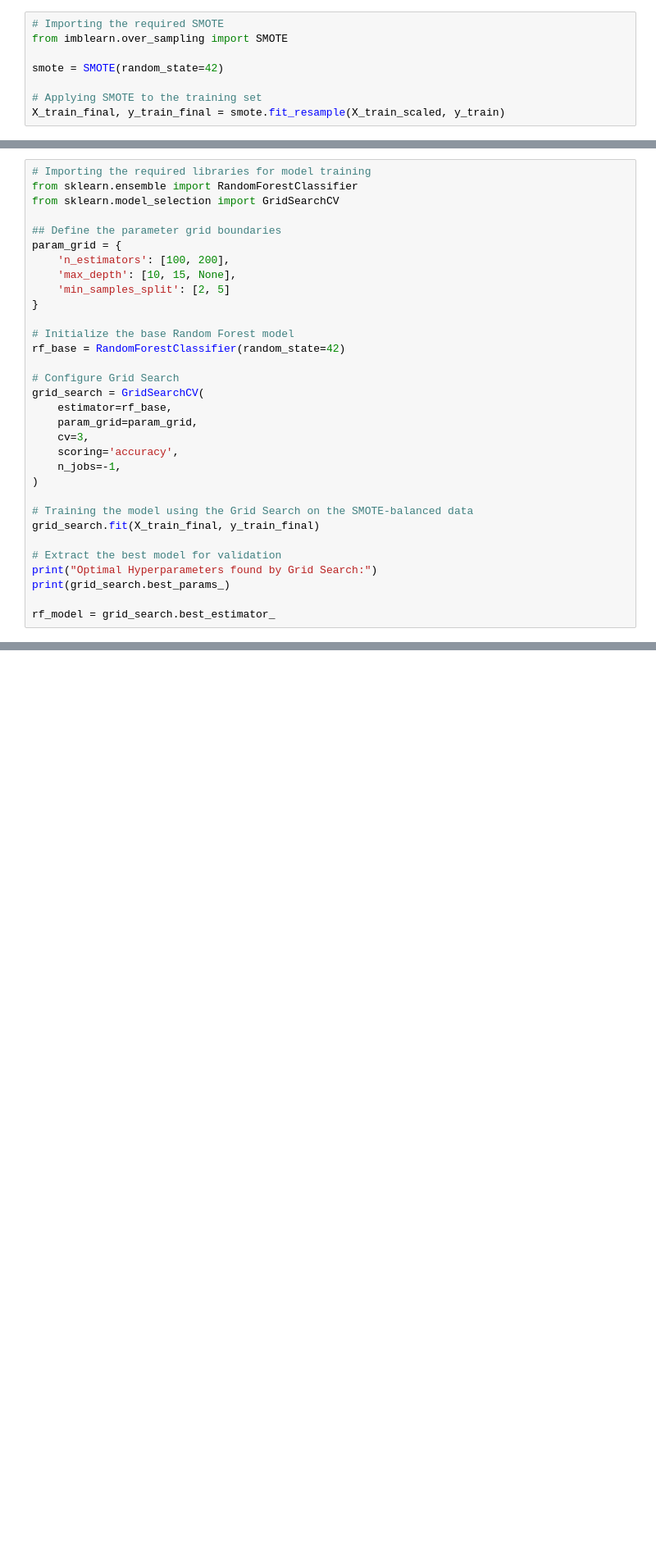
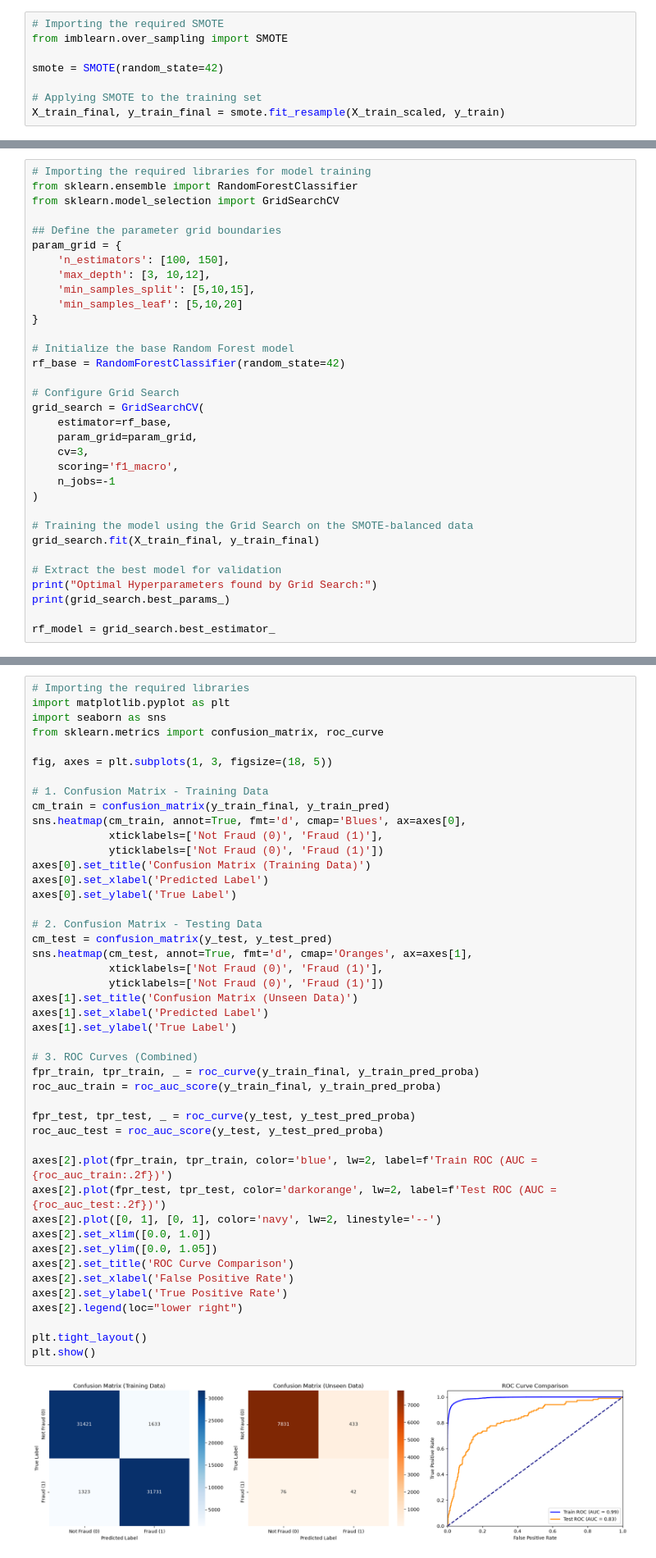
Before and after one commit to TyreseJ-Stadio/STADIO_CAP182_SS1_26304553, a Jupyter notebook: Final_Model_Pipeline/SS3_PartB.ipynb, the cells around one changed output, grey strips where cells are left out. Shown at 82% size. Saved outputs shown, nothing was run; the diff lists cells and outputs as text; blank space fills up the shorter version.

```diff
--- a/Final_Model_Pipeline/SS3_PartB.ipynb
+++ b/Final_Model_Pipeline/SS3_PartB.ipynb
@@ -324,9 +333,10 @@ from sklearn.model_selection import GridSearchCV
 
 ## Define the parameter grid boundaries
 param_grid = {
-    'n_estimators': [100, 200],
-    'max_depth': [10, 15, None],
-    'min_samples_split': [2, 5]
+    'n_estimators': [100, 150],
+    'max_depth': [3, 10,12],
+    'min_samples_split': [5,10,15],
+    'min_samples_leaf': [5,10,20]
 }
 
 # Initialize the base Random Forest model
@@ -337,8 +347,8 @@ grid_search = GridSearchCV(
     estimator=rf_base,
     param_grid=param_grid,
     cv=3,
-    scoring='accuracy',
-    n_jobs=-1,
+    scoring='f1_macro',
+    n_jobs=-1
 )
 
 # Training the model using the Grid Search on the SMOTE-balanced data
@@ -405,0 +422,47 @@ Results Visualisation
+# %%
+# Importing the required libraries
+import matplotlib.pyplot as plt
+import seaborn as sns
+from sklearn.metrics import confusion_matrix, roc_curve
+
+fig, axes = plt.subplots(1, 3, figsize=(18, 5))
+
+# 1. Confusion Matrix - Training Data
+cm_train = confusion_matrix(y_train_final, y_train_pred)
+sns.heatmap(cm_train, annot=True, fmt='d', cmap='Blues', ax=axes[0],
+            xticklabels=['Not Fraud (0)', 'Fraud (1)'],
+            yticklabels=['Not Fraud (0)', 'Fraud (1)'])
+axes[0].set_title('Confusion Matrix (Training Data)')
+axes[0].set_xlabel('Predicted Label')
+axes[0].set_ylabel('True Label')
+
+# 2. Confusion Matrix - Testing Data
+cm_test = confusion_matrix(y_test, y_test_pred)
+sns.heatmap(cm_test, annot=True, fmt='d', cmap='Oranges', ax=axes[1],
+            xticklabels=['Not Fraud (0)', 'Fraud (1)'],
+            yticklabels=['Not Fraud (0)', 'Fraud (1)'])
+axes[1].set_title('Confusion Matrix (Unseen Data)')
+axes[1].set_xlabel('Predicted Label')
+axes[1].set_ylabel('True Label')
+
+# 3. ROC Curves (Combined)
+fpr_train, tpr_train, _ = roc_curve(y_train_final, y_train_pred_proba)
+roc_auc_train = roc_auc_score(y_train_final, y_train_pred_proba)
+
+fpr_test, tpr_test, _ = roc_curve(y_test, y_test_pred_proba)
+roc_auc_test = roc_auc_score(y_test, y_test_pred_proba)
+
+axes[2].plot(fpr_train, tpr_train, color='blue', lw=2, label=f'Train ROC (AUC = {roc_auc_train:.2f})')
+axes[2].plot(fpr_test, tpr_test, color='darkorange', lw=2, label=f'Test ROC (AUC = {roc_auc_test:.2f})')
+axes[2].plot([0, 1], [0, 1], color='navy', lw=2, linestyle='--')
+axes[2].set_xlim([0.0, 1.0])
+axes[2].set_ylim([0.0, 1.05])
+axes[2].set_title('ROC Curve Comparison')
+axes[2].set_xlabel('False Positive Rate')
+axes[2].set_ylabel('True Positive Rate')
+axes[2].legend(loc="lower right")
+
+plt.tight_layout()
+plt.show()
+# %% [output]
+[figure, added]
```
Also changed, not shown: parts of 13 cells of this notebook.
